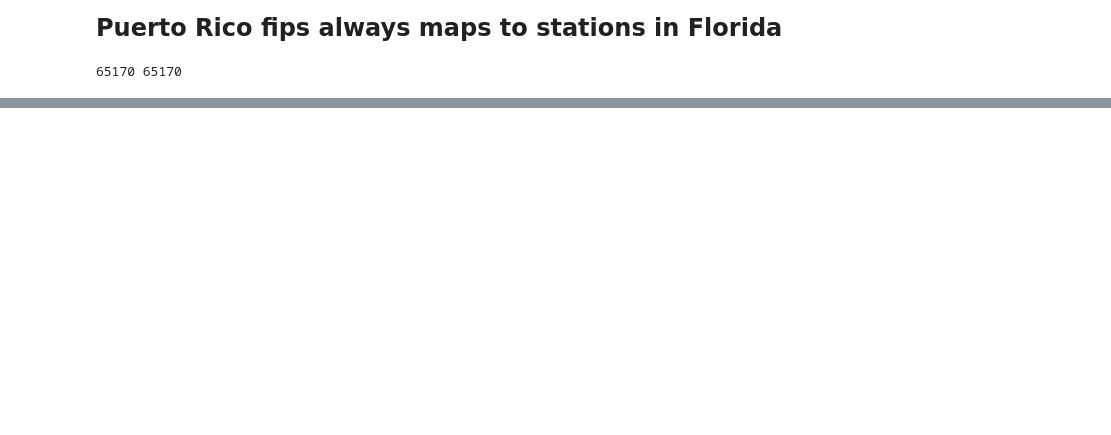
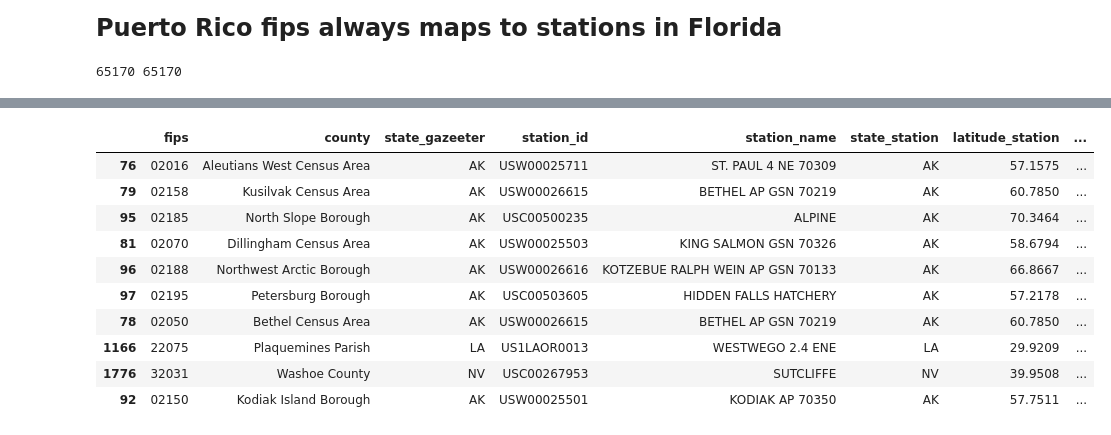
Before and after one commit to severine-baudry/capstone_data_engineer, a Jupyter notebook: US_weather_explore_measurements.ipynb, the cells around one changed output, grey strips where cells are left out. Cells and saved outputs as stored; diff of their text form; code cells hidden in the pictures; blank space fills up the shorter version.

```diff
--- a/US_weather_explore_measurements.ipynb
+++ b/US_weather_explore_measurements.ipynb
@@ -609,0 +621,14 @@ print(len(a), len(df_stations))
+# %%
+closest_stations_allinfo["PRCP"].sort_values(by = "distance", ascending= False).head(10)
+# %% [output]
+|  | fips | county | state_gazeeter | station_id | station_name | state_station | latitude_station | ... |
+| 76 | 02016 | Aleutians West Census Area | AK | USW00025711 | ST. PAUL 4 NE 70309 | AK | 57.1575 | ... |
+| 79 | 02158 | Kusilvak Census Area | AK | USW00026615 | BETHEL AP GSN 70219 | AK | 60.7850 | ... |
+| 95 | 02185 | North Slope Borough | AK | USC00500235 | ALPINE | AK | 70.3464 | ... |
+| 81 | 02070 | Dillingham Census Area | AK | USW00025503 | KING SALMON GSN 70326 | AK | 58.6794 | ... |
+| 96 | 02188 | Northwest Arctic Borough | AK | USW00026616 | KOTZEBUE RALPH WEIN AP GSN 70133 | AK | 66.8667 | ... |
+| 97 | 02195 | Petersburg Borough | AK | USC00503605 | HIDDEN FALLS HATCHERY | AK | 57.2178 | ... |
+| 78 | 02050 | Bethel Census Area | AK | USW00026615 | BETHEL AP GSN 70219 | AK | 60.7850 | ... |
+| 1166 | 22075 | Plaquemines Parish | LA | US1LAOR0013 | WESTWEGO 2.4 ENE | LA | 29.9209 | ... |
+| 1776 | 32031 | Washoe County | NV | USC00267953 | SUTCLIFFE | NV | 39.9508 | ... |
+| 92 | 02150 | Kodiak Island Borough | AK | USW00025501 | KODIAK AP 70350 | AK | 57.7511 | ... |
```
Also changed, not shown: parts of 12 cells of this notebook.
